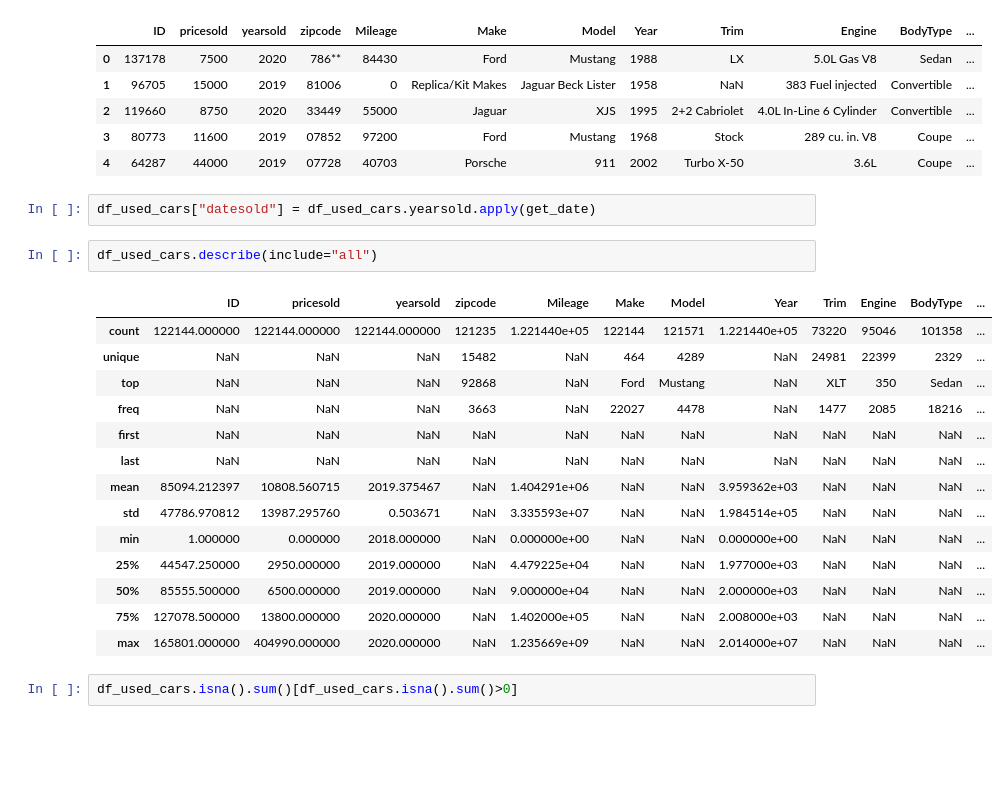
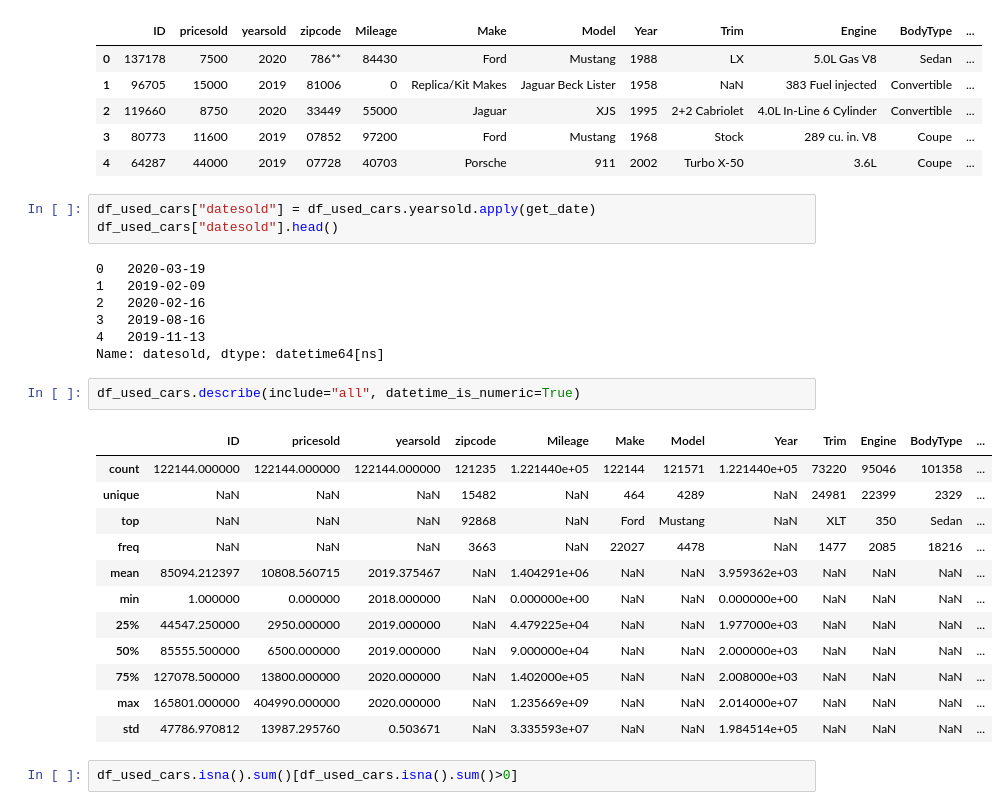
Before and after one commit to joelpoliveira/DW-PipelineDev, a Jupyter notebook: src/stage_1/main_joel.ipynb, the cells around one changed output. Drawn from its saved outputs; the diff is of its cells as text; blank space fills up the shorter version.

Commit message:
refactor: merged used_car_sales.csv processing files (main_joao2 + main_joel)

```diff
--- a/src/stage_1/main_joel.ipynb
+++ b/src/stage_1/main_joel.ipynb
@@ -49,23 +49,29 @@ df_used_cars.head()
 | 4 | 64287 | 44000 | 2019 | 07728 | 40703 | Porsche | 911 | 2002 | Turbo X-50 | 3.6L | Coupe | ... |
 # %%
 df_used_cars["datesold"] = df_used_cars.yearsold.apply(get_date)
+df_used_cars["datesold"].head()
+# %% [output]
+0   2020-03-19
+1   2019-02-09
+2   2020-02-16
+3   2019-08-16
+4   2019-11-13
+Name: datesold, dtype: datetime64[ns]
 # %%
-df_used_cars.describe(include="all")
+df_used_cars.describe(include="all", datetime_is_numeric=True)
 # %% [output]
 |  | ID | pricesold | yearsold | zipcode | Mileage | Make | Model | Year | Trim | Engine | BodyType | ... |
 | count | 122144.000000 | 122144.000000 | 122144.000000 | 121235 | 1.221440e+05 | 122144 | 121571 | 1.221440e+05 | 73220 | 95046 | 101358 | ... |
 | unique | NaN | NaN | NaN | 15482 | NaN | 464 | 4289 | NaN | 24981 | 22399 | 2329 | ... |
 | top | NaN | NaN | NaN | 92868 | NaN | Ford | Mustang | NaN | XLT | 350 | Sedan | ... |
 | freq | NaN | NaN | NaN | 3663 | NaN | 22027 | 4478 | NaN | 1477 | 2085 | 18216 | ... |
-| first | NaN | NaN | NaN | NaN | NaN | NaN | NaN | NaN | NaN | NaN | NaN | ... |
-| last | NaN | NaN | NaN | NaN | NaN | NaN | NaN | NaN | NaN | NaN | NaN | ... |
 | mean | 85094.212397 | 10808.560715 | 2019.375467 | NaN | 1.404291e+06 | NaN | NaN | 3.959362e+03 | NaN | NaN | NaN | ... |
-| std | 47786.970812 | 13987.295760 | 0.503671 | NaN | 3.335593e+07 | NaN | NaN | 1.984514e+05 | NaN | NaN | NaN | ... |
 | min | 1.000000 | 0.000000 | 2018.000000 | NaN | 0.000000e+00 | NaN | NaN | 0.000000e+00 | NaN | NaN | NaN | ... |
 | 25% | 44547.250000 | 2950.000000 | 2019.000000 | NaN | 4.479225e+04 | NaN | NaN | 1.977000e+03 | NaN | NaN | NaN | ... |
 | 50% | 85555.500000 | 6500.000000 | 2019.000000 | NaN | 9.000000e+04 | NaN | NaN | 2.000000e+03 | NaN | NaN | NaN | ... |
 | 75% | 127078.500000 | 13800.000000 | 2020.000000 | NaN | 1.402000e+05 | NaN | NaN | 2.008000e+03 | NaN | NaN | NaN | ... |
 | max | 165801.000000 | 404990.000000 | 2020.000000 | NaN | 1.235669e+09 | NaN | NaN | 2.014000e+07 | NaN | NaN | NaN | ... |
+| std | 47786.970812 | 13987.295760 | 0.503671 | NaN | 3.335593e+07 | NaN | NaN | 1.984514e+05 | NaN | NaN | NaN | ... |
 # %%
 df_used_cars.isna().sum()[df_used_cars.isna().sum()>0]
 # %% [output]
```
Also changed, not shown: parts of 23 cells of this notebook, 2 other files.
